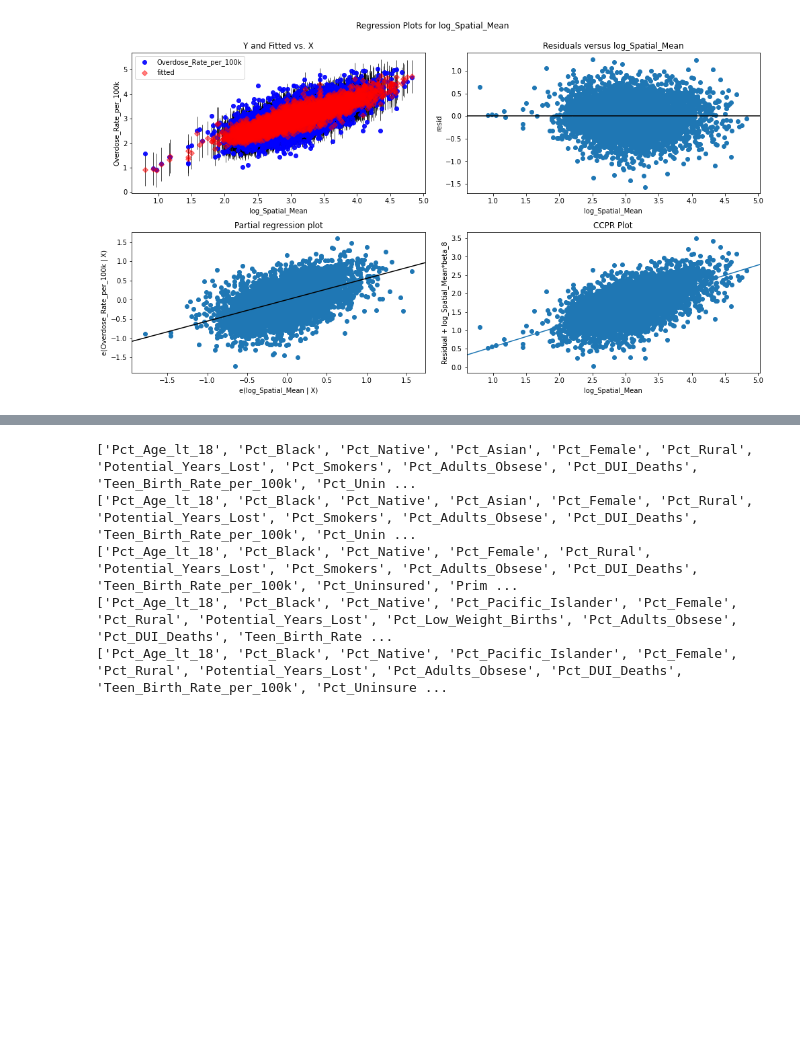
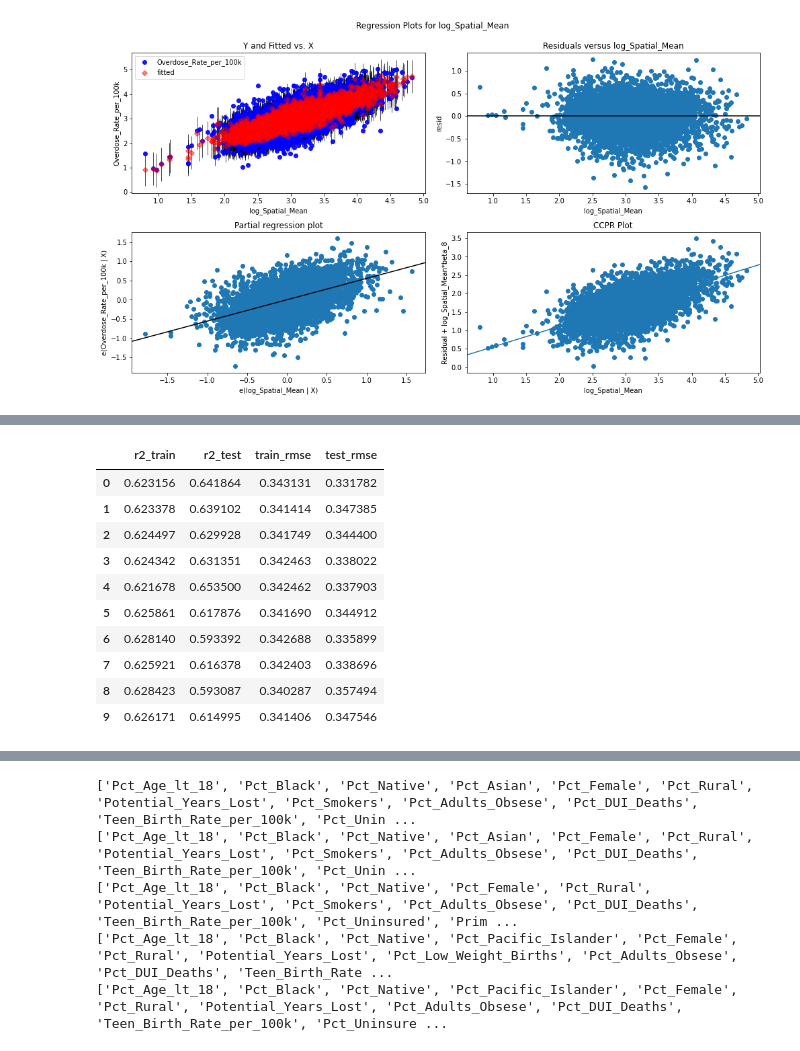
Before and after one commit to rhiannz/drugs, a Jupyter notebook: Analysis/Modeling/modeling_od_time_spat.ipynb, the cells around one changed output, grey strips where cells are left out. Cells and saved outputs as stored; diff of their text form; code cells hidden in the pictures; blank space fills up the shorter version.

```diff
--- a/Analysis/Modeling/modeling_od_time_spat.ipynb
+++ b/Analysis/Modeling/modeling_od_time_spat.ipynb
@@ -409,0 +347,46 @@ This means the RMSE is 7% of the range of log(y)?
+# %%
+train_rmse_list = []
+test_rmse_list = []
+r2_test_list = []
+r2_train_list = []
+
+y = od_model[['log_Overdose_Rate_per_100k']]
+X_int = od_model.drop('log_Overdose_Rate_per_100k', axis=1)
+X_int.insert(0, 'Intercept', 1)
+
+X = np.array(X_int)
+y = np.array(y)
+
+kf = KFold(n_splits=10, random_state=0, shuffle=True)
+for train_index, test_index in kf.split(od_model):
+    x_train, x_test = X[train_index], X[test_index]
+    y_train, y_test = y[train_index], y[test_index]
+
+    mod = sm.OLS(y_train, x_train)
+    res = mod.fit()
+
+    y_train_pred = res.predict(x_train)
+    r2_train_list.append(r2_score(y_train, y_train_pred))
+    train_rmse_list.append(np.sqrt(mean_squared_error(y_train, y_train_pred)))
+
+    y_test_pred = res.predict(x_test)
+    r2_test_list.append(r2_score(y_test, y_test_pred))
+    test_rmse_list.append(np.sqrt(mean_squared_error(y_test, y_test_pred)))
+
+score_board = pd.DataFrame(train_rmse_list, columns=['train_rmse'])
+score_board['test_rmse'] = test_rmse_list
+score_board.insert(0, 'r2_train', r2_train_list)
+score_board.insert(1, 'r2_test', r2_test_list)
+score_board
+# %% [output]
+|  | r2_train | r2_test | train_rmse | test_rmse |
+| 0 | 0.623156 | 0.641864 | 0.343131 | 0.331782 |
+| 1 | 0.623378 | 0.639102 | 0.341414 | 0.347385 |
+| 2 | 0.624497 | 0.629928 | 0.341749 | 0.344400 |
+| 3 | 0.624342 | 0.631351 | 0.342463 | 0.338022 |
+| 4 | 0.621678 | 0.653500 | 0.342462 | 0.337903 |
+| 5 | 0.625861 | 0.617876 | 0.341690 | 0.344912 |
+| 6 | 0.628140 | 0.593392 | 0.342688 | 0.335899 |
+| 7 | 0.625921 | 0.616378 | 0.342403 | 0.338696 |
+| 8 | 0.628423 | 0.593087 | 0.340287 | 0.357494 |
+| 9 | 0.626171 | 0.614995 | 0.341406 | 0.347546 |
```
Also changed, not shown: parts of 33 cells of this notebook, 2 other files.
